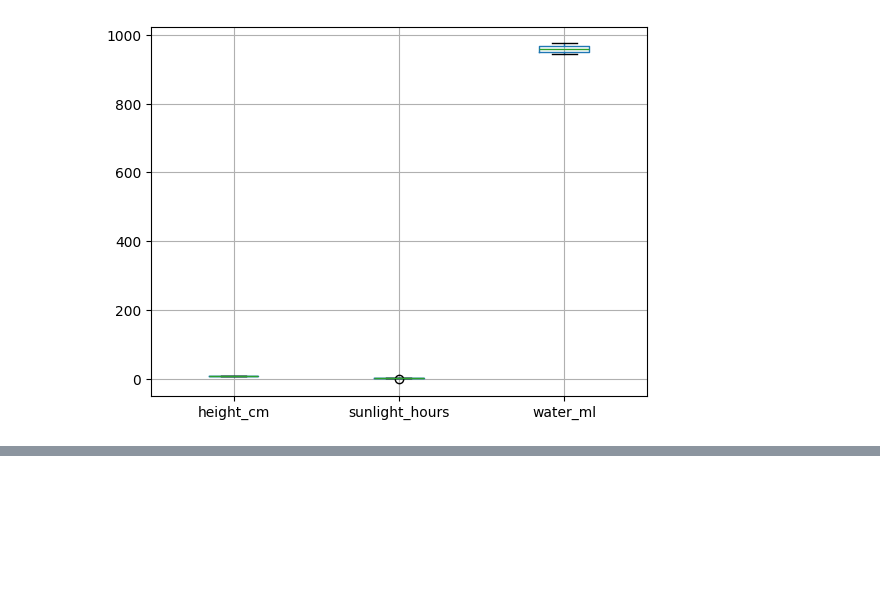
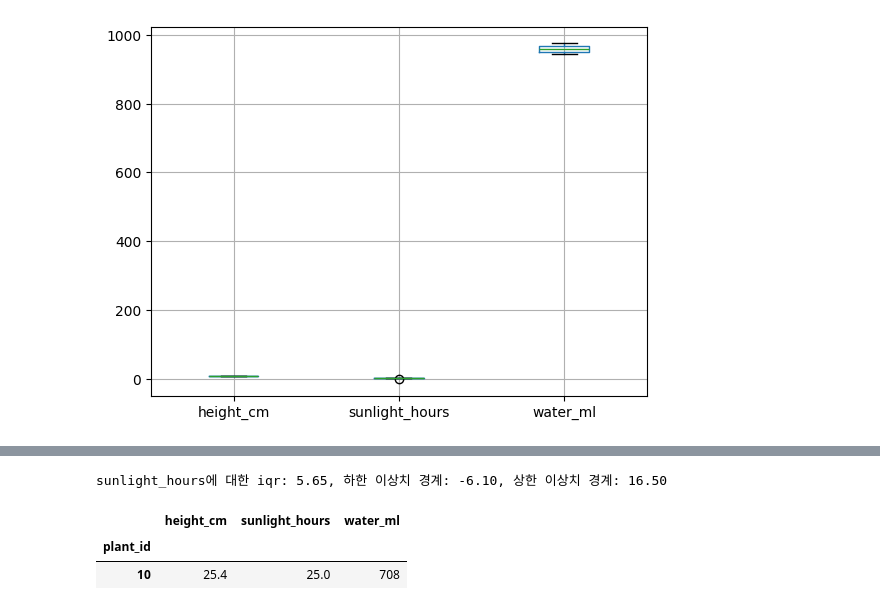
Before and after one commit to Jeronimo6344/data-analysis-basic, a Jupyter notebook: 03 Data Preprocessing 1/03 - 연습문제.ipynb, the cells around one changed output, grey strips where cells are left out. Saved outputs shown, nothing was run; the diff lists cells and outputs as text; code cells hidden in the pictures; blank space fills up the shorter version.

```diff
--- a/03 - 연습문제.ipynb
+++ b/03 Data Preprocessing 1/03 - 연습문제.ipynb
@@ -444,0 +472,13 @@ height_cm에 대한 iqr: 16.45, 하한 이상치 경계: -16.10, 상한 이상
+# %%
+sunlight_hours_Q1=df['sunlight_hours'].quantile(0.25)
+sunlight_hours_Q3=df['sunlight_hours'].quantile(0.75)
+sunlight_hours_IQR=sunlight_hours_Q3-sunlight_hours_Q1
+sunlight_hours_IQR_max=sunlight_hours_Q3+1.5*sunlight_hours_IQR
+sunlight_hours_IQR_min=sunlight_hours_Q1-1.5*sunlight_hours_IQR
+print('sunlight_hours에 대한 iqr: %0.2f, 하한 이상치 경계: %0.2f, 상한 이상치 경계: %0.2f'%(sunlight_hours_IQR,sunlight_hours_IQR_min,sunlight_hours_IQR_max))
+df.loc[(df['sunlight_hours']<sunlight_hours_IQR_min) | (df['sunlight_hours']>sunlight_hours_IQR_max)]
+# %% [output]
+sunlight_hours에 대한 iqr: 5.65, 하한 이상치 경계: -6.10, 상한 이상치 경계: 16.50
+|  | height_cm | sunlight_hours | water_ml |
+| plant_id |  |  |  |
+| 10 | 25.4 | 25.0 | 708 |
```
Also changed, not shown: parts of 4 cells of this notebook, 8 other files.
